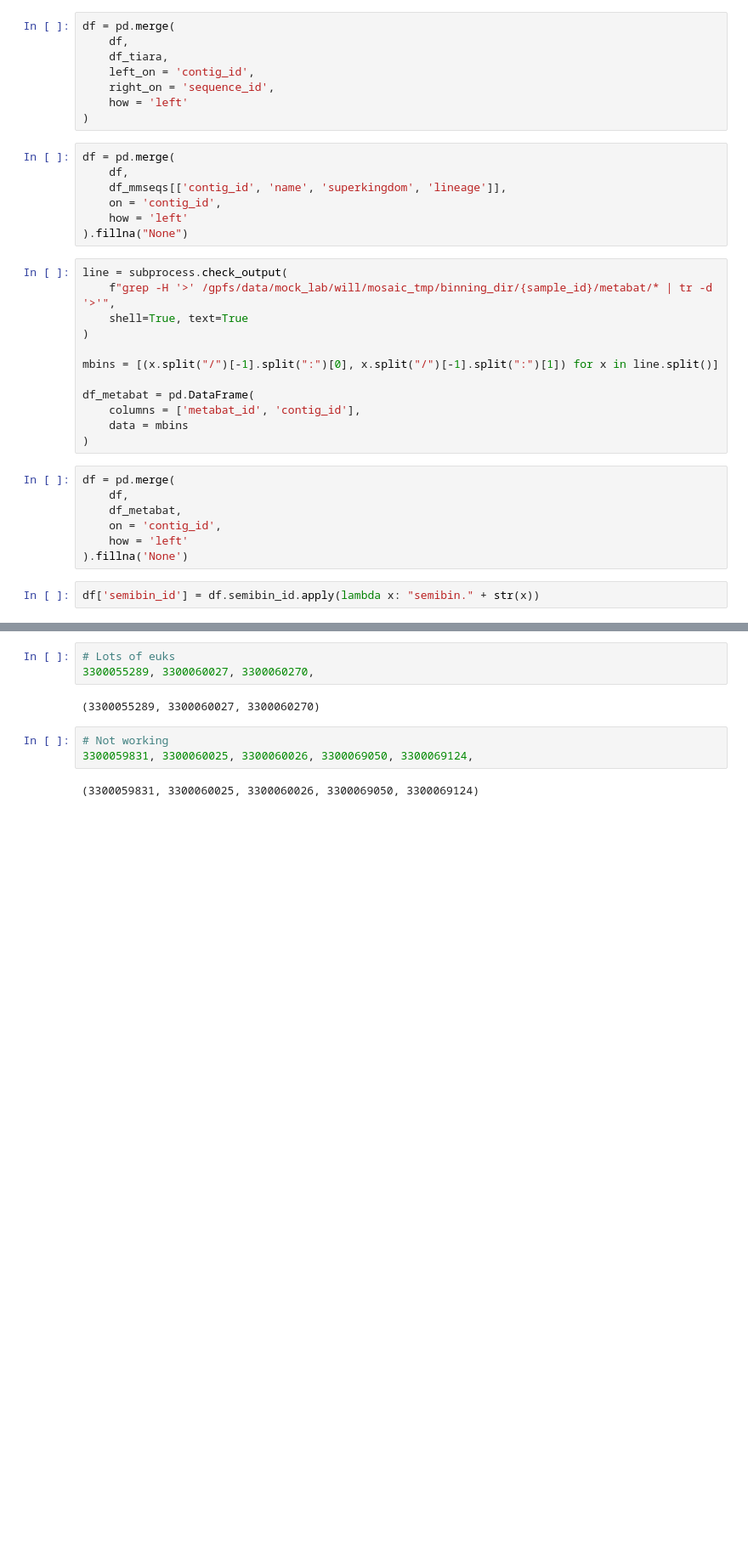
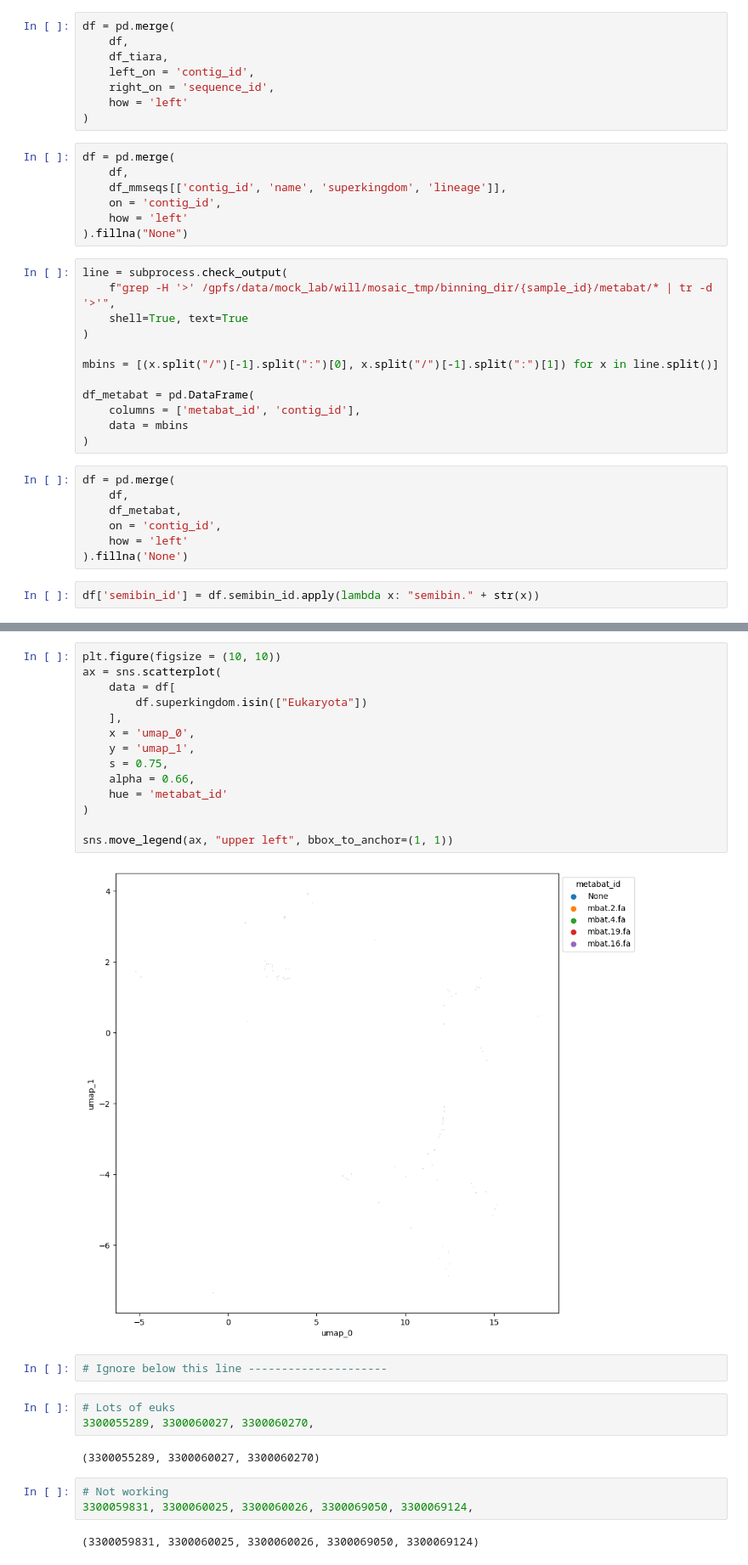
Before and after one commit to willboulton/mosaic-workflows, a Jupyter notebook: workflow/notebooks/plot_semibin_bins.ipynb, the cells around one changed output, grey strips where cells are left out. Shown at 85% size. Cells and saved outputs as stored; diff of their text form; blank space fills up the shorter version.

```diff
--- a/workflow/notebooks/plot_semibin_bins.ipynb
+++ b/workflow/notebooks/plot_semibin_bins.ipynb
@@ -200,3 +136,21 @@ sns.move_legend(ax, "upper left", bbox_to_anchor=(1, 1))
+# %%
+plt.figure(figsize = (10, 10))
+ax = sns.scatterplot(
+    data = df[
+        df.superkingdom.isin(["Eukaryota"])
+    ],
+    x = 'umap_0',
+    y = 'umap_1',
+    s = 0.75,
+    alpha = 0.66,
+    hue = 'metabat_id'
+)
+
+sns.move_legend(ax, "upper left", bbox_to_anchor=(1, 1))
+# %% [output]
+[figure, added]
+# %%
+# Ignore below this line ---------------------
 # %%
 # Lots of euks
 3300055289, 3300060027, 3300060270,
```
Also changed, not shown: parts of 21 cells of this notebook, 1 other file.
